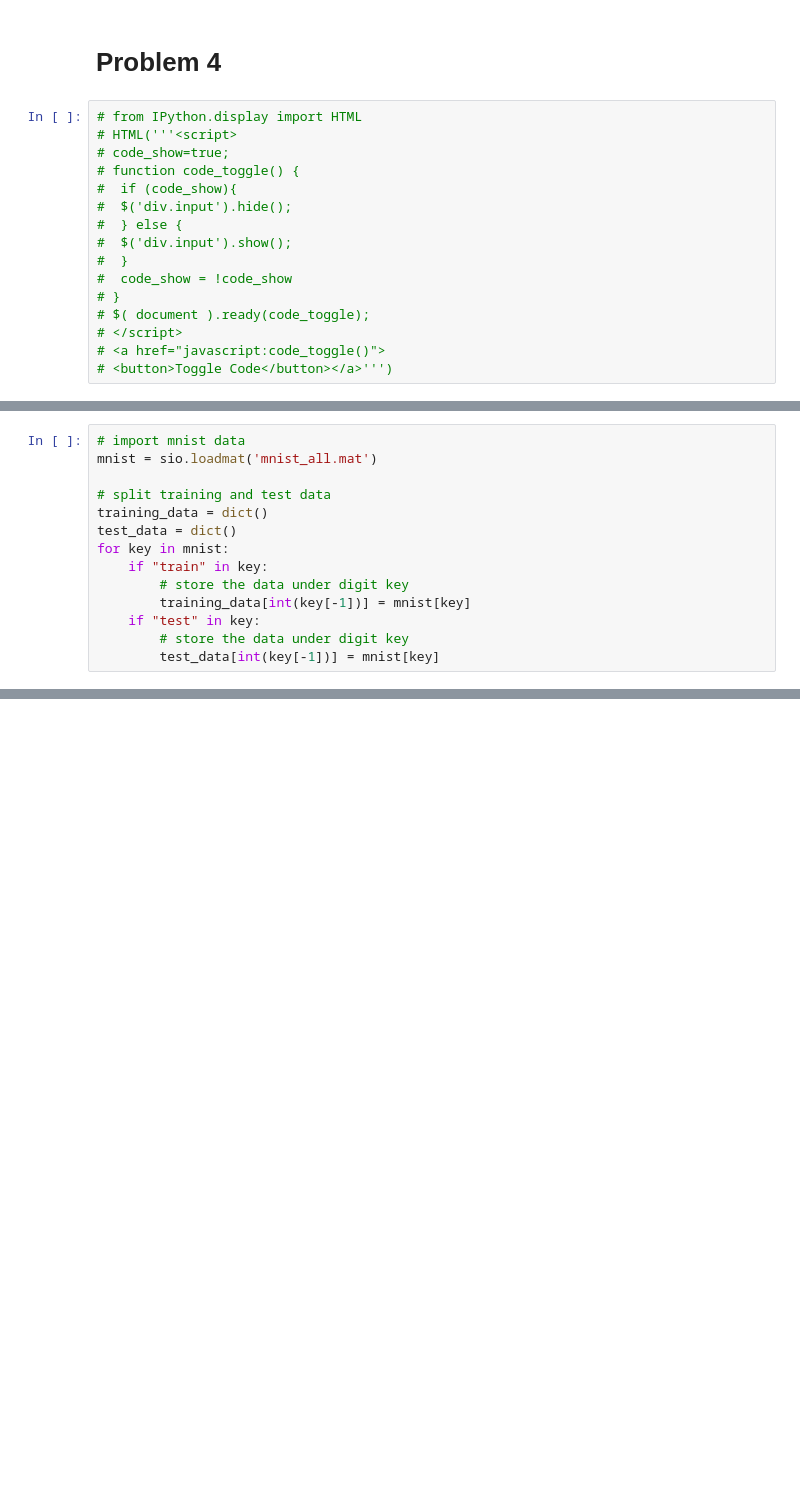
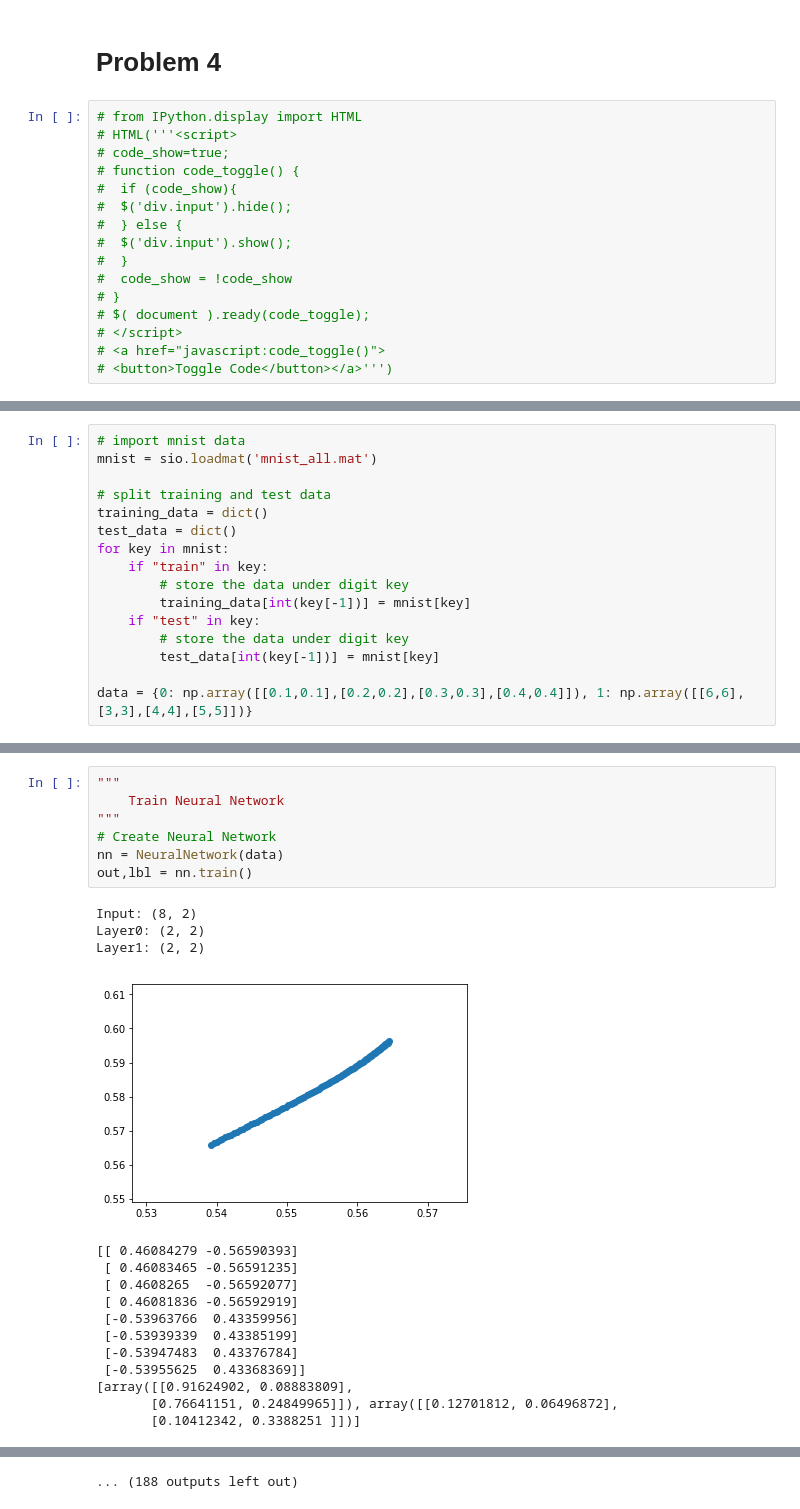
Before and after one commit to vanandrew/BME572, a Jupyter notebook: HW2/Problem4.ipynb, the cells around one changed output, grey strips where cells are left out. Cells and saved outputs as stored; diff of their text form; blank space fills up the shorter version.

```diff
--- a/HW2/Problem4.ipynb
+++ b/HW2/Problem4.ipynb
@@ -38,3 +38,5 @@ for key in mnist:
     if "test" in key:
         # store the data under digit key
         test_data[int(key[-1])] = mnist[key]
+
+data = {0: np.array([[0.1,0.1],[0.2,0.2],[0.3,0.3],[0.4,0.4]]), 1: np.array([[6,6],[3,3],[4,4],[5,5]])}
@@ -44,0 +183,23 @@ training_data[0].shape
+# %%
+"""
+    Train Neural Network
+"""
+# Create Neural Network
+nn = NeuralNetwork(data)
+out,lbl = nn.train()
+# %% [output]
+Input: (8, 2)
+Layer0: (2, 2)
+Layer1: (2, 2)
+[figure, added]
+[[ 0.46084279 -0.56590393]
+ [ 0.46083465 -0.56591235]
+ [ 0.4608265  -0.56592077]
+ [ 0.46081836 -0.56592919]
+ [-0.53963766  0.43359956]
+ [-0.53939339  0.43385199]
+ [-0.53947483  0.43376784]
+ [-0.53955625  0.43368369]]
+[array([[0.91624902, 0.08883809],
+       [0.76641151, 0.24849965]]), array([[0.12701812, 0.06496872],
+       [0.10412342, 0.3388251 ]])]
@@ -44,0 +255 @@ training_data[0].shape
+... (188 outputs left out)
```
Also changed, not shown: parts of 6 cells of this notebook.
